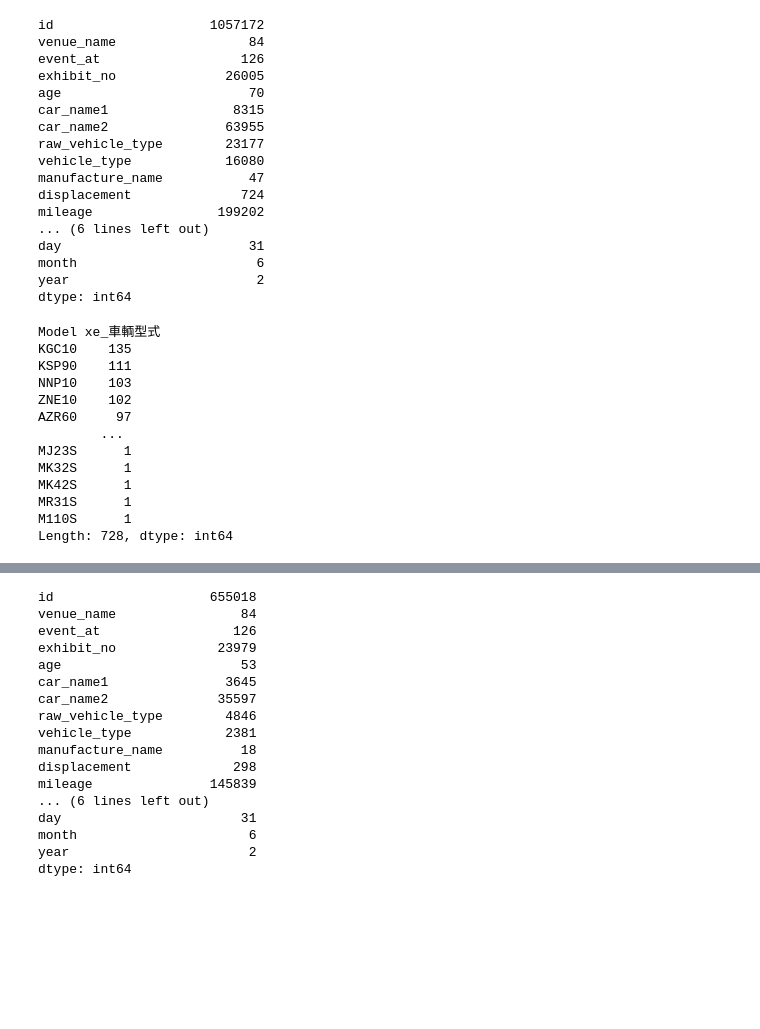
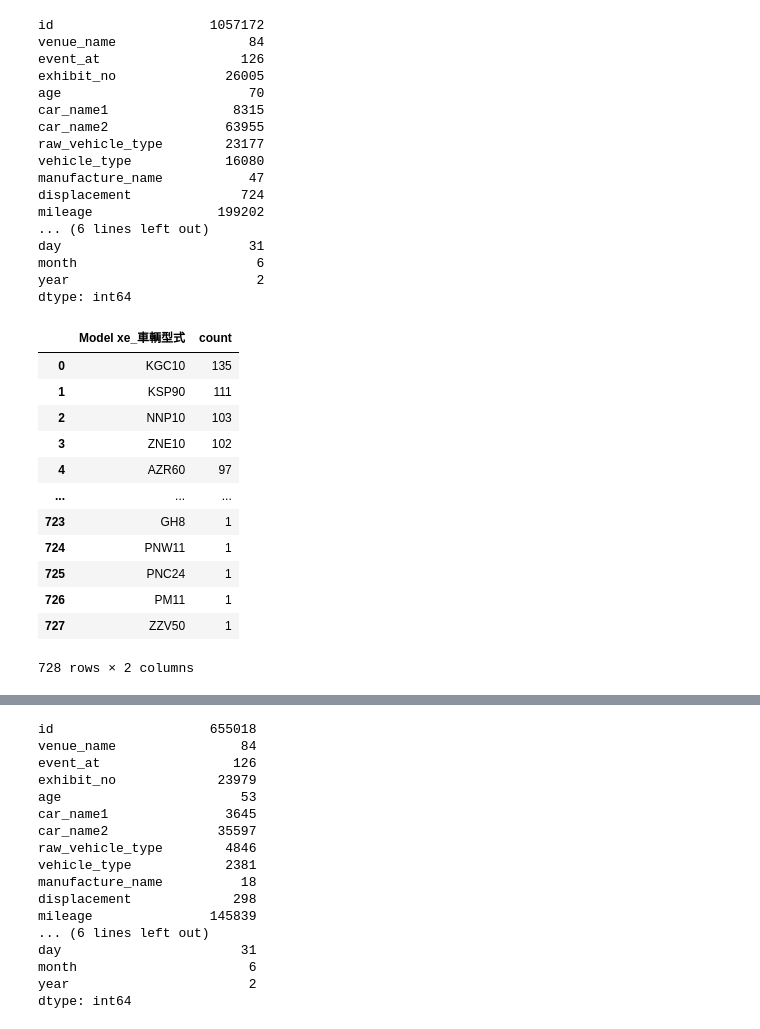
Before and after one commit to linhvu2661998/kaiho_v3, a Jupyter notebook: DatabaseData Analysis.ipynb, the cells around one changed output, grey strips where cells are left out. Cells and saved outputs as stored; diff of their text form; code cells hidden in the pictures; blank space fills up the shorter version.

```diff
--- a/DatabaseData Analysis.ipynb
+++ b/DatabaseData Analysis.ipynb
@@ -1005,22 +1012,24 @@ filter_data_sell.dropna(inplace=True)
 # %%
 filter_data_sell = filter_data_sell[filter_data_sell['Năm bán hàng_売上年'] >=2021]
 # %%
-a = filter_data_sell.groupby(['Model xe_車輌型式']).size().sort_values(ascending = False)
+a = filter_data_sell.groupby(['Model xe_車輌型式']).size().sort_values(ascending = False).reset_index(name = 'count')
+# list_top4_model_sell = list(a.index[:4])
+# list_top4_model_sell
 a
 # %% [output]
+|  | Model xe_車輌型式 | count |
+| 0 | KGC10 | 135 |
+| 1 | KSP90 | 111 |
+| 2 | NNP10 | 103 |
+| 3 | ZNE10 | 102 |
+| 4 | AZR60 | 97 |
+| ... | ... | ... |
+| 723 | GH8 | 1 |
+| 724 | PNW11 | 1 |
+| 725 | PNC24 | 1 |
+| 726 | PM11 | 1 |
+| 727 | ZZV50 | 1 |
-Model xe_車輌型式
-KGC10    135
-KSP90    111
-NNP10    103
-ZNE10    102
-AZR60     97
-        ...
-MJ23S      1
-MK32S      1
-MK42S      1
-MR31S      1
-M110S      1
-Length: 728, dtype: int64
+728 rows × 2 columns
 # %%
 filter_data_auction = df[df['vehicle_type'].isin(list_common_car_model)]
 # filter_data_auction = filter_data_auction[filter_data_auction['vehicle_type'].isin(list_top4_model_car_aution)]
```
Also changed, not shown: parts of 6 cells of this notebook.
